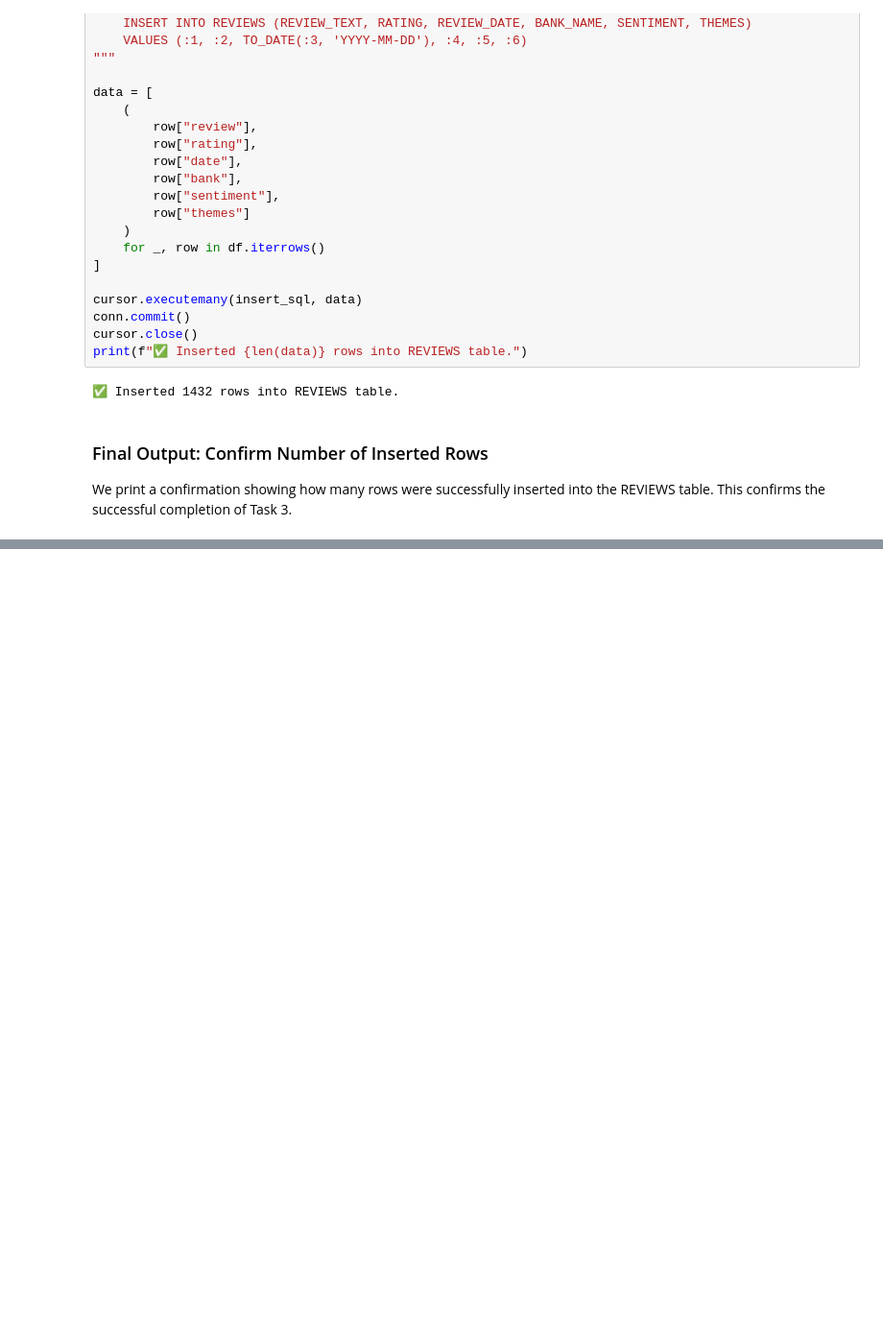
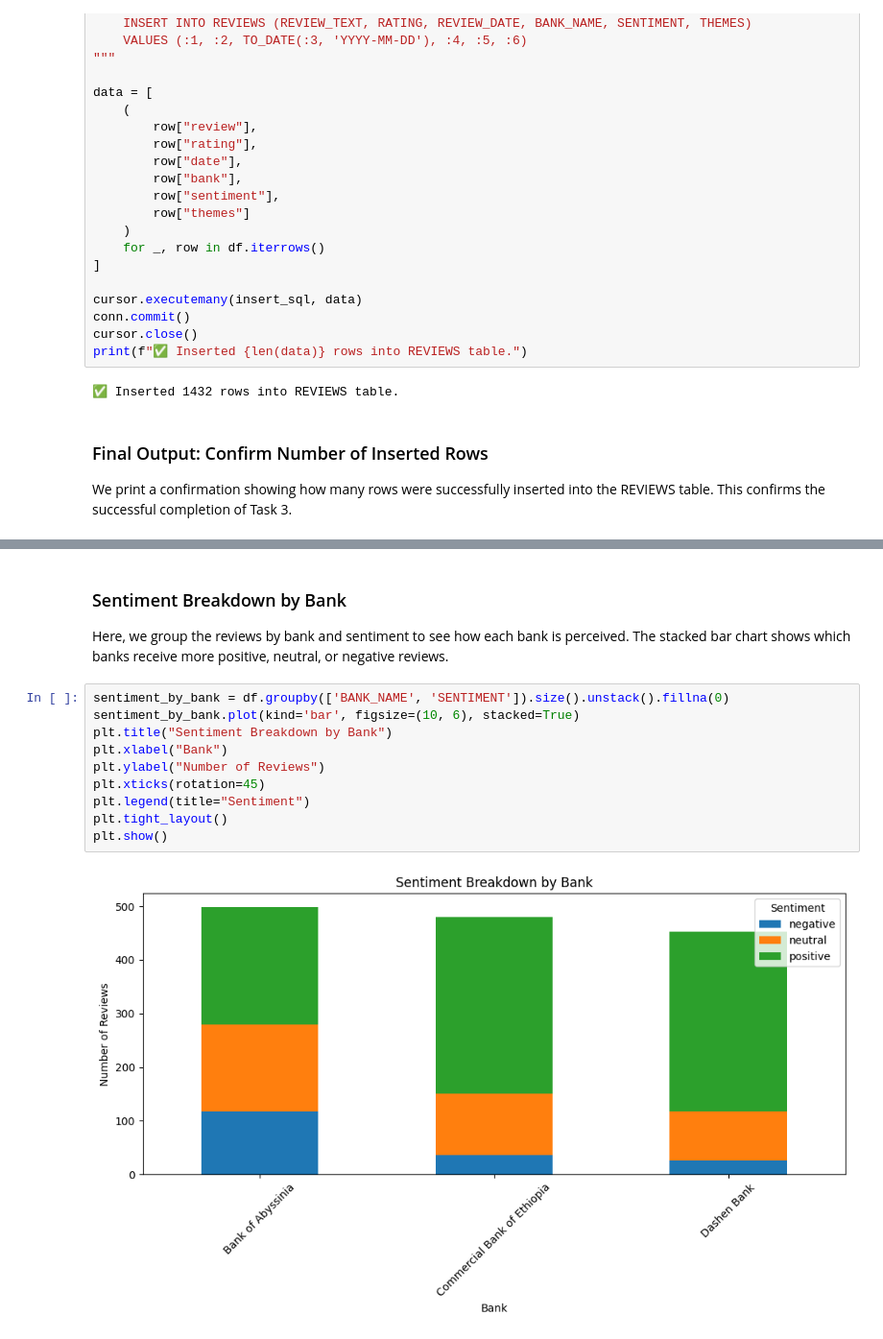
Before and after one commit to Becky-Chala/fintech-reviews-analytics, a Jupyter notebook: notebooks/task1_scraping.ipynb, the cells around one changed output, grey strips where cells are left out. Shown at 96% size. Cells and saved outputs as stored; diff of their text form; blank space fills up the shorter version.

```diff
--- a/notebooks/task1_scraping.ipynb
+++ b/notebooks/task1_scraping.ipynb
@@ -432,0 +491,16 @@ We print a confirmation showing how many rows were successfully inserted into th
+# %% [markdown]
+### Sentiment Breakdown by Bank
+
+Here, we group the reviews by bank and sentiment to see how each bank is perceived. The stacked bar chart shows which banks receive more positive, neutral, or negative reviews.
+# %%
+sentiment_by_bank = df.groupby(['BANK_NAME', 'SENTIMENT']).size().unstack().fillna(0)
+sentiment_by_bank.plot(kind='bar', figsize=(10, 6), stacked=True)
+plt.title("Sentiment Breakdown by Bank")
+plt.xlabel("Bank")
+plt.ylabel("Number of Reviews")
+plt.xticks(rotation=45)
+plt.legend(title="Sentiment")
+plt.tight_layout()
+plt.show()
+# %% [output]
+[figure, added]
```
Also changed, not shown: parts of 12 cells of this notebook.
